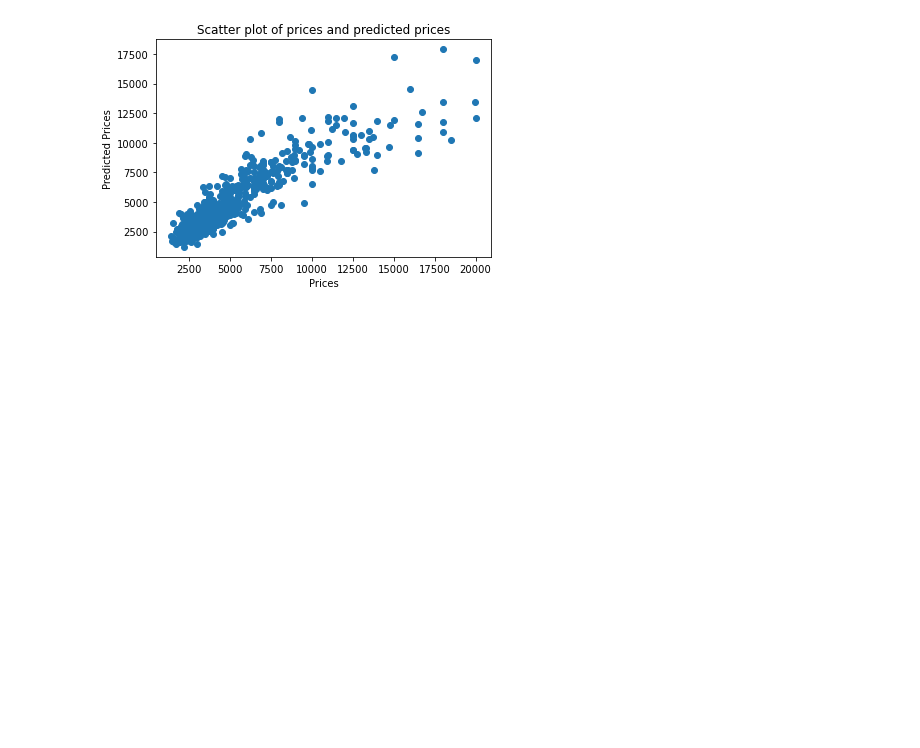
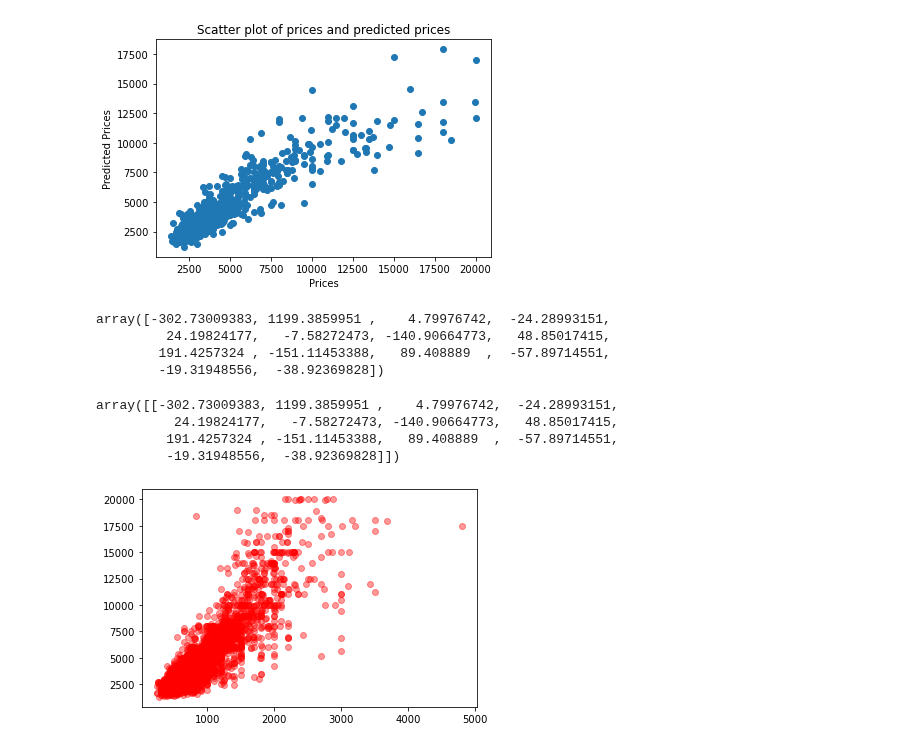
Before and after one commit to joeelorm/Data_Science, a Jupyter notebook: Machine Learning/Multiple Linear Regression.ipynb, the cells around one changed output. Drawn from its saved outputs; the diff is of its cells as text; code cells hidden in the pictures; blank space fills up the shorter version.

```diff
--- a/Machine Learning/Multiple Linear Regression.ipynb
+++ b/Machine Learning/Multiple Linear Regression.ipynb
@@ -109,3 +109,22 @@ plt.title('Scatter plot of prices and predicted prices')
 plt.show()
 # %% [output]
 [figure]
+# %%
+mlr.coef_
+# %% [output]
+array([-302.73009383, 1199.3859951 ,    4.79976742,  -24.28993151,
+         24.19824177,   -7.58272473, -140.90664773,   48.85017415,
+        191.4257324 , -151.11453388,   89.408889  ,  -57.89714551,
+        -19.31948556,  -38.92369828])
+# %%
+mlr.coef_.reshape(1, -1)
+# %% [output]
+array([[-302.73009383, 1199.3859951 ,    4.79976742,  -24.28993151,
+          24.19824177,   -7.58272473, -140.90664773,   48.85017415,
+         191.4257324 , -151.11453388,   89.408889  ,  -57.89714551,
+         -19.31948556,  -38.92369828]])
+# %%
+plt.scatter(df[['size_sqft']], df[['rent']], alpha = 0.4, color = 'red')
+plt.show()
+# %% [output]
+[figure, added]
```
Also changed, not shown: parts of 5 cells of this notebook.
